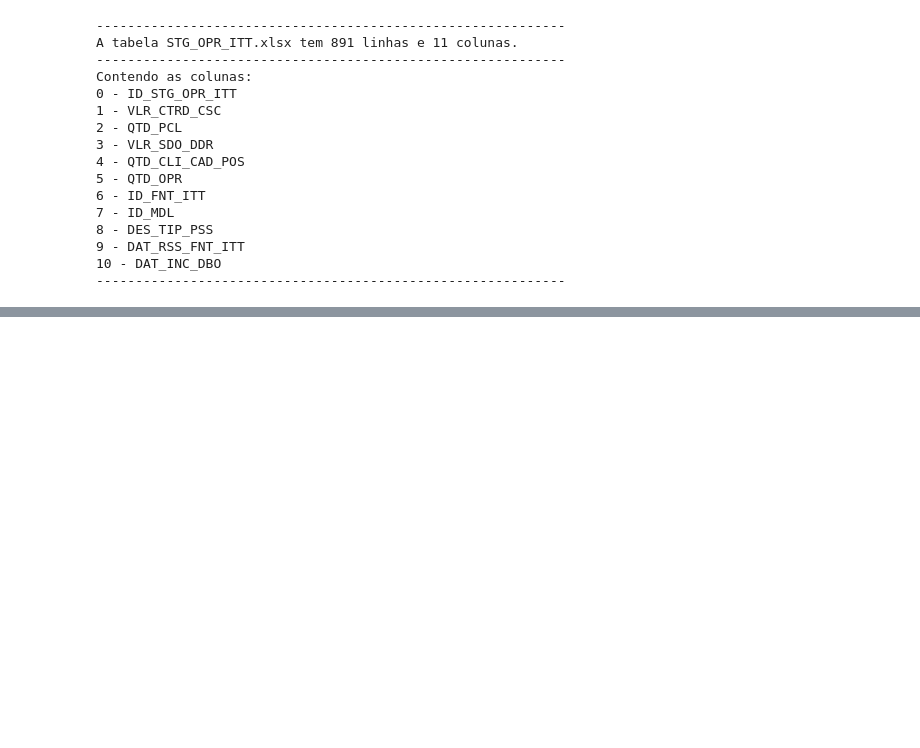
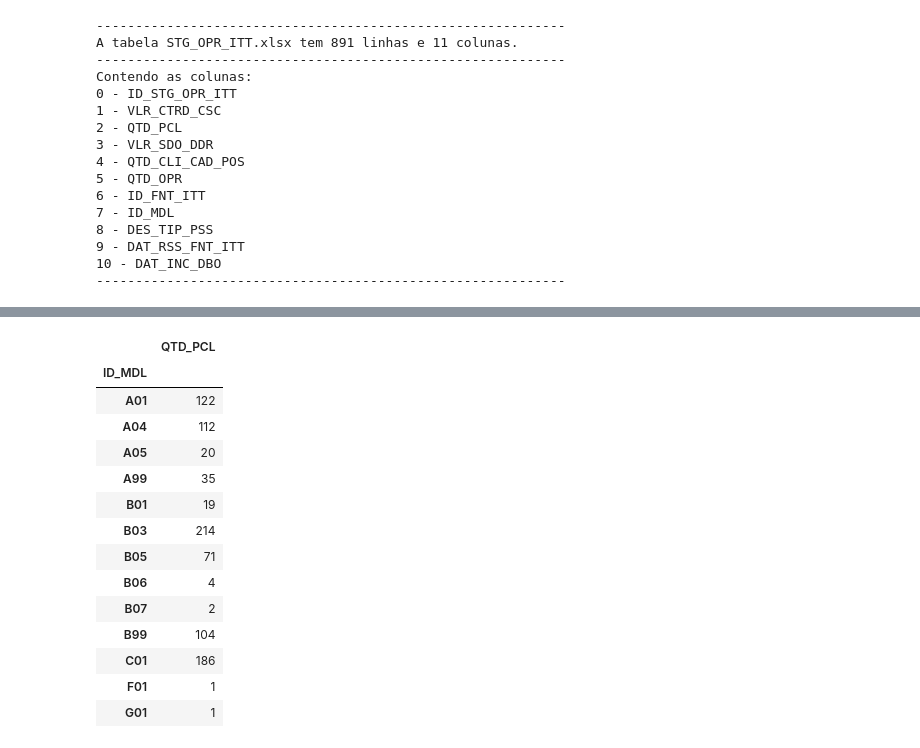
Before and after one commit to ThallesTorres/Projeto_SPC, a Jupyter notebook: SPRINT 2/Analise_STG_OPR_ITT.ipynb, the cells around one changed output, grey strips where cells are left out. Cells and saved outputs as stored; diff of their text form; code cells hidden in the pictures; blank space fills up the shorter version.

```diff
--- a/SPRINT 2/Analise_STG_OPR_ITT.ipynb
+++ b/SPRINT 2/Analise_STG_OPR_ITT.ipynb
@@ -115,0 +99,18 @@ for coluna in nome_colunas:
+# %%
+dados_STG_OPR_ITT[['ID_MDL', 'QTD_PCL']].groupby(['ID_MDL']).count()
+# %% [output]
+|  | QTD_PCL |
+| ID_MDL |  |
+| A01 | 122 |
+| A04 | 112 |
+| A05 | 20 |
+| A99 | 35 |
+| B01 | 19 |
+| B03 | 214 |
+| B05 | 71 |
+| B06 | 4 |
+| B07 | 2 |
+| B99 | 104 |
+| C01 | 186 |
+| F01 | 1 |
+| G01 | 1 |
```
Also changed, not shown: parts of 20 cells of this notebook.
